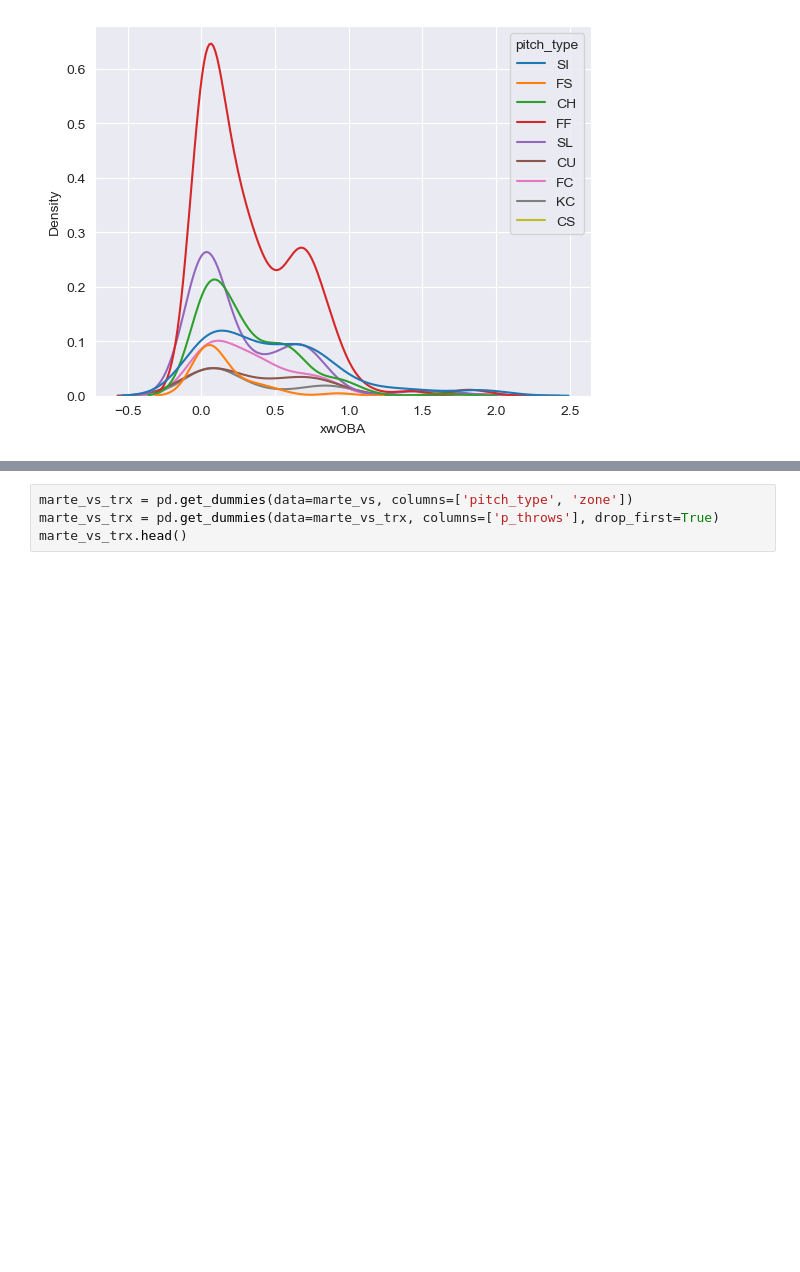
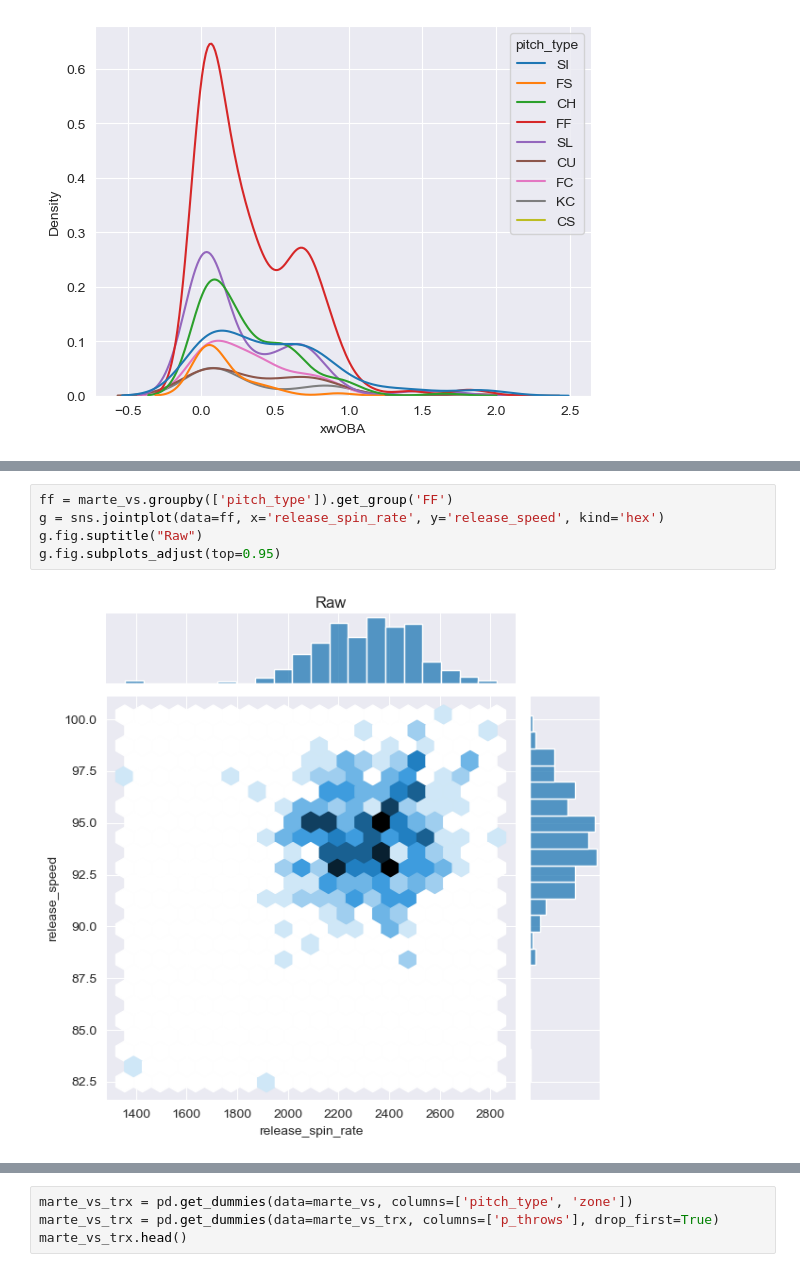
Before and after one commit to trpubz/DBacksAnalysis, a Jupyter notebook: 3Data Preparation/DataPrep.ipynb, the cells around one changed output, grey strips where cells are left out. Drawn from its saved outputs; the diff is of its cells as text; blank space fills up the shorter version.

```diff
--- a/3Data Preparation/DataPrep.ipynb
+++ b/3Data Preparation/DataPrep.ipynb
@@ -97,0 +126,7 @@ sns.kdeplot(marte_vs.xwOBA, hue=marte_vs.pitch_type)
+# %%
+ff = marte_vs.groupby(['pitch_type']).get_group('FF')
+g = sns.jointplot(data=ff, x='release_spin_rate', y='release_speed', kind='hex')
+g.fig.suptitle("Raw")
+g.fig.subplots_adjust(top=0.95)
+# %% [output]
+[figure, added]
```
Also changed, not shown: parts of 11 cells of this notebook.
